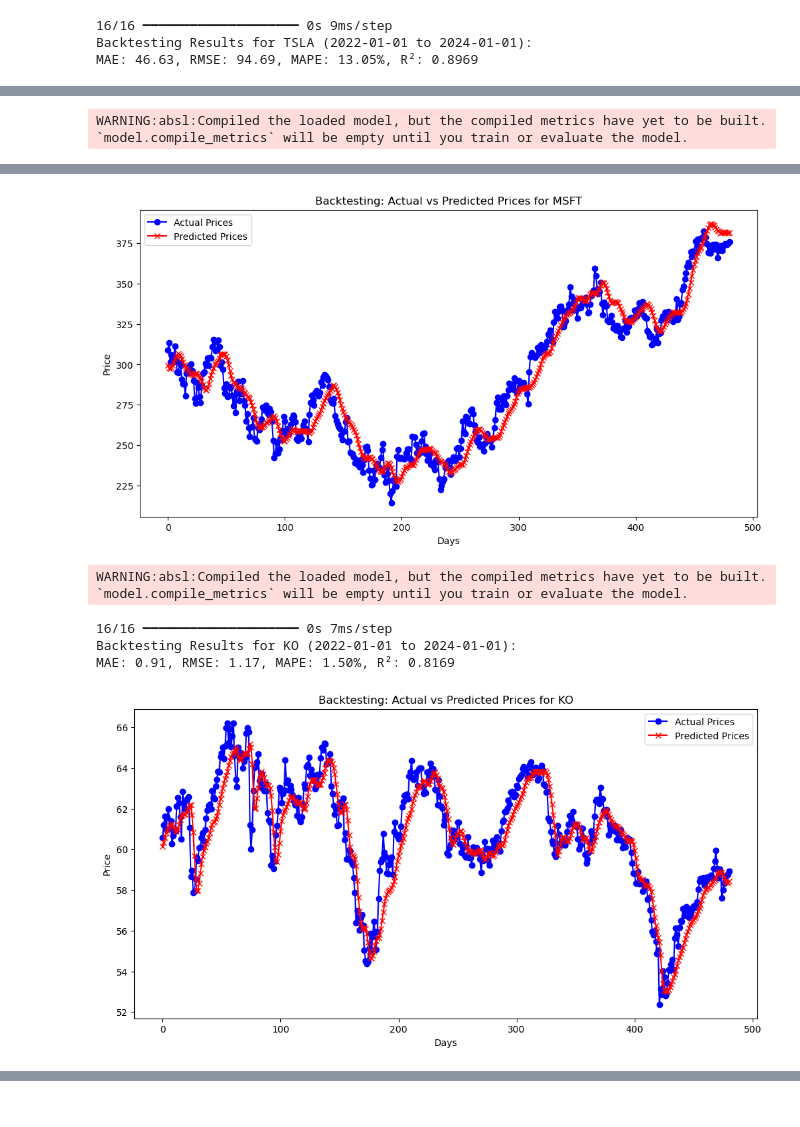
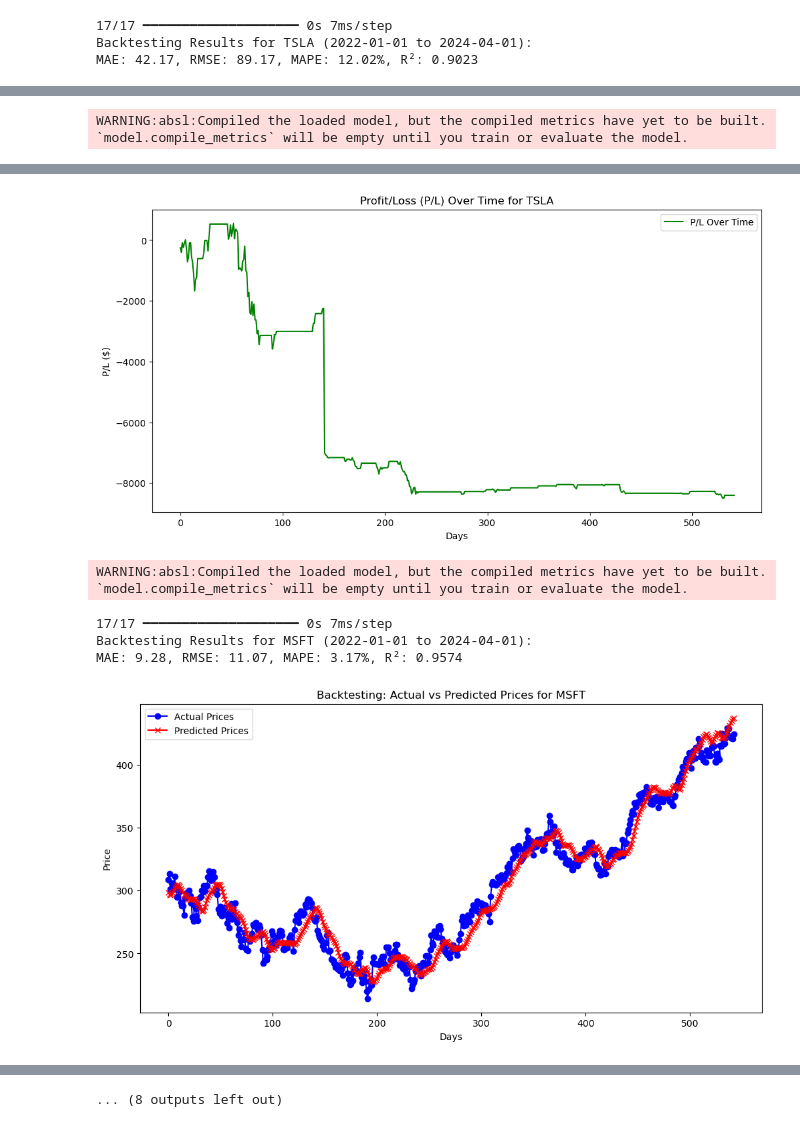
Before and after one commit to adrianp1206/AITradingPlatform, a Jupyter notebook: ML/lstm/lstm_backtest_results.ipynb, the cells around one changed output, grey strips where cells are left out. Cells and saved outputs as stored; diff of their text form; code cells hidden in the pictures.

```diff
--- a/ML/lstm/lstm_backtest_results.ipynb
+++ b/ML/lstm/lstm_backtest_results.ipynb
@@ -1,10 +1,14 @@
 # %%
-from backtest_lstm import backtest_lstm
+from backtest_lstm import backtest_lstm, backtest_lstm_with_pl
 
 API_KEY = 'NL9PDOM5JWRPAT9O'
-tickers = ['TSLA', 'MSFT', 'KO']
-model_paths = ['../models/lstm/lstm_TSLA_model.h5', '../models/lstm/lstm_MSFT_model.h5', '../models/lstm/lstm_KO_model.h5']
+tickers = ['TSLA', 'MSFT', 'KO', 'AMZN', 'JNJ', 'JPM', 'LMT', 'NKE', 'NVDA', 'XOM']
+model_paths = ['../models/lstm/lstm_TSLA_model.h5', '../models/lstm/lstm_MSFT_model.h5', '../models/lstm/lstm_KO_model.h5',
+               '../models/lstm/lstm_AMZN_model.h5', '../models/lstm/lstm_JNJ_model.h5', '../models/lstm/lstm_JPM_model.h5',
+               '../models/lstm/lstm_LMT_model.h5', '../models/lstm/lstm_NKE_model.h5', '../models/lstm/lstm_NVDA_model.h5',
+               '../models/lstm/lstm_XOM_model.h5']
 
 for ticker, model_path in zip(tickers, model_paths):
-    backtest_lstm(ticker, model_path, api_key=API_KEY, start_date='2022-01-01', end_date='2024-01-01')
+    backtest_lstm(ticker, model_path, api_key=API_KEY, start_date='2022-01-01', end_date='2024-04-01')
+    backtest_lstm_with_pl(ticker, model_path, api_key=API_KEY, start_date='2022-01-01', end_date='2024-04-01')
 # %% [output]
@@ -19,3 +23,3 @@ WARNING:absl:Compiled the loaded model, but the compiled metrics have yet to be
-16/16 ━━━━━━━━━━━━━━━━━━━━ 0s 9ms/step
-Backtesting Results for TSLA (2022-01-01 to 2024-01-01):
-MAE: 46.63, RMSE: 94.69, MAPE: 13.05%, R²: 0.8969
+17/17 ━━━━━━━━━━━━━━━━━━━━ 0s 7ms/step
+Backtesting Results for TSLA (2022-01-01 to 2024-04-01):
+MAE: 42.17, RMSE: 89.17, MAPE: 12.02%, R²: 0.9023
@@ -27,6 +32,6 @@ MAE: 9.33, RMSE: 11.11, MAPE: 3.29%, R²: 0.9284
-[figure, old version]
+[figure, new version]
 WARNING:absl:Compiled the loaded model, but the compiled metrics have yet to be built. `model.compile_metrics` will be empty until you train or evaluate the model.
-16/16 ━━━━━━━━━━━━━━━━━━━━ 0s 7ms/step
-Backtesting Results for KO (2022-01-01 to 2024-01-01):
-MAE: 0.91, RMSE: 1.17, MAPE: 1.50%, R²: 0.8169
+17/17 ━━━━━━━━━━━━━━━━━━━━ 0s 7ms/step
+Backtesting Results for MSFT (2022-01-01 to 2024-04-01):
+MAE: 9.28, RMSE: 11.07, MAPE: 3.17%, R²: 0.9574
-[figure, old version]
+[figure, new version]
@@ -32,0 +39 @@ MAE: 0.91, RMSE: 1.17, MAPE: 1.50%, R²: 0.8169
+... (8 outputs left out)
```
Also changed, not shown: parts of 1 cell of this notebook, 28 other files.
